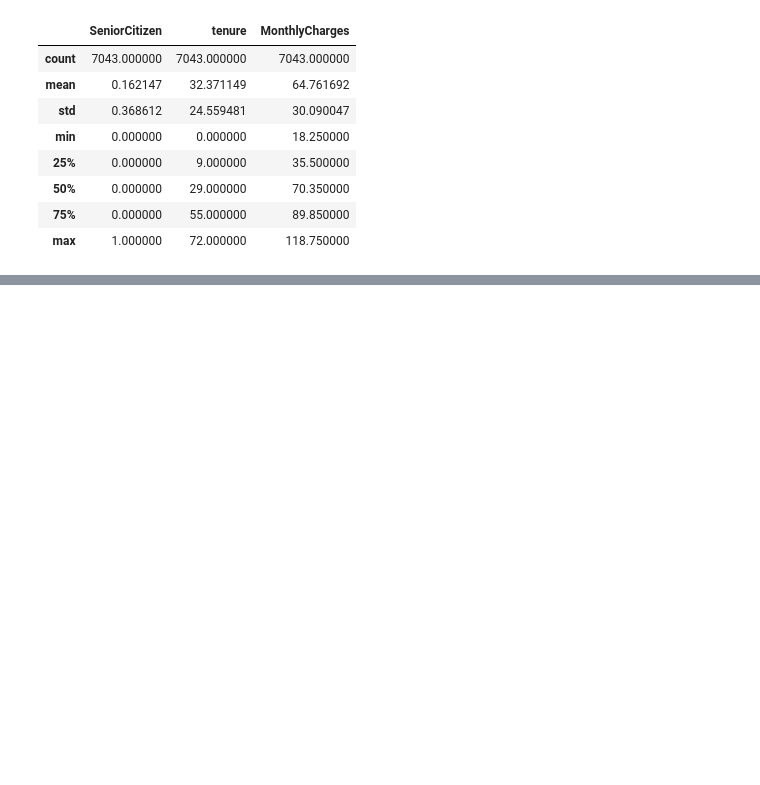
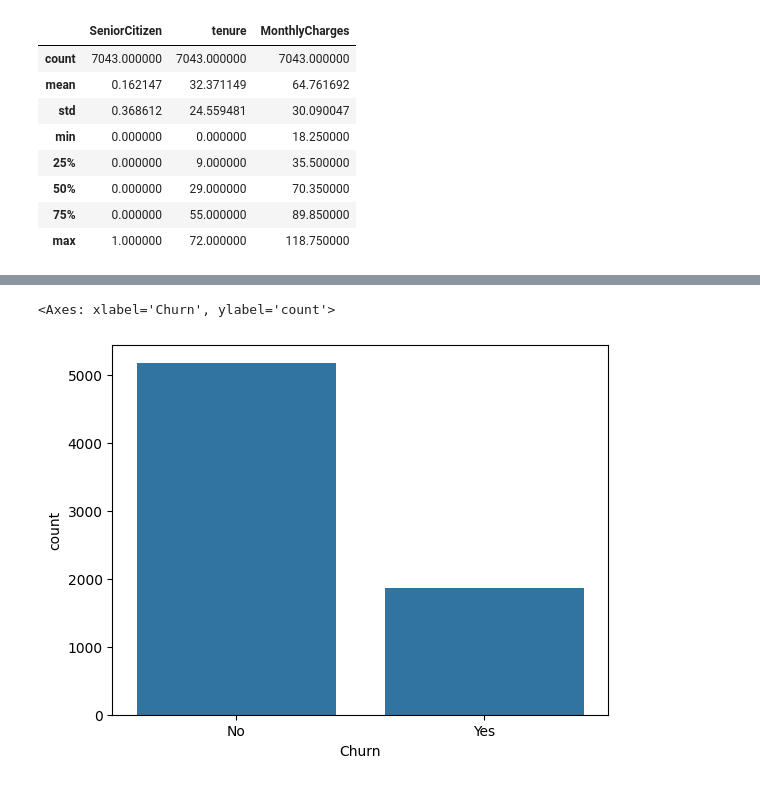
Before and after one commit to crisemy/OwnDataAnalysisProjects, a Jupyter notebook: TelcoCustomerChurn/TelcoCustomerChurn.ipynb, the cells around one changed output, grey strips where cells are left out. Saved outputs shown, nothing was run; the diff lists cells and outputs as text; code cells hidden in the pictures; blank space fills up the shorter version.

```diff
--- a/TelcoCustomerChurn/TelcoCustomerChurn.ipynb
+++ b/TelcoCustomerChurn/TelcoCustomerChurn.ipynb
@@ -67,0 +146,6 @@ Data Description:
+# %%
+# Visualizing the distribution of the target variable (Churn)
+sns.countplot(x="Churn", data=df)
+# %% [output]
+<Axes: xlabel='Churn', ylabel='count'>
+[figure, added]
```
Also changed, not shown: parts of 13 cells of this notebook, 2 other files.
